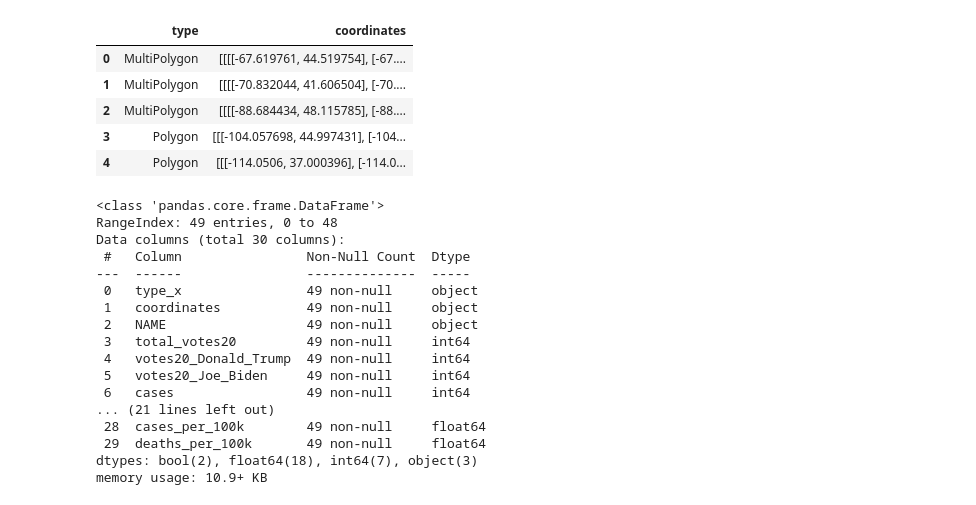
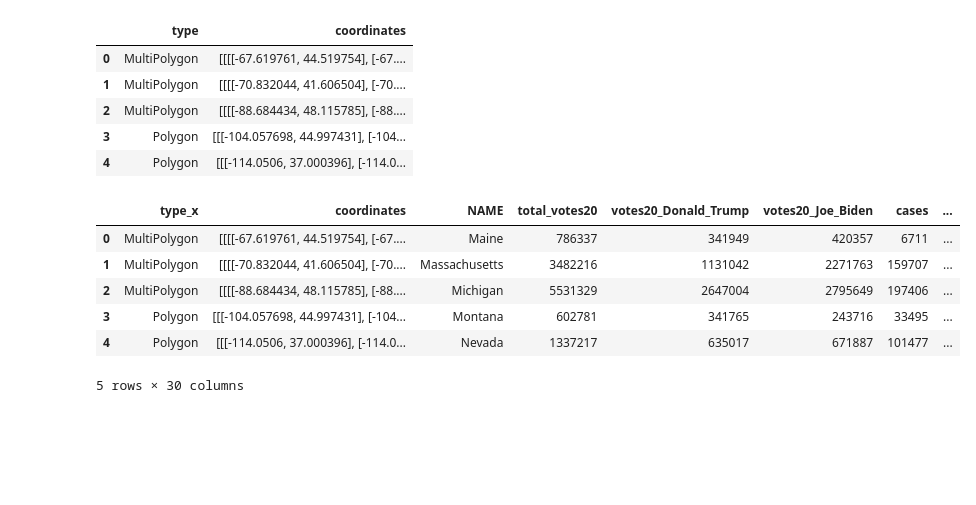
Before and after one commit to KGore12/The-2020-US-Presidential-Election-and-Covid-19, a Jupyter notebook: statejson.ipynb, the cells around one changed output. Cells and saved outputs as stored; diff of their text form; code cells hidden in the pictures; blank space fills up the shorter version.

```diff
--- a/statejson.ipynb
+++ b/statejson.ipynb
@@ -92,25 +92,15 @@ new_df.head()
 # %%
 merged_df = pd.merge(new_df, clean_state_df, left_index=True, right_index=True)
 final_df = merged_df.drop(['type_y', 'properties', 'geometry'], axis=1)
-final_df.info()
+final_df.head()
 # %% [output]
+|  | type_x | coordinates | NAME | total_votes20 | votes20_Donald_Trump | votes20_Joe_Biden | cases | ... |
+| 0 | MultiPolygon | [[[[-67.619761, 44.519754], [-67.... | Maine | 786337 | 341949 | 420357 | 6711 | ... |
+| 1 | MultiPolygon | [[[[-70.832044, 41.606504], [-70.... | Massachusetts | 3482216 | 1131042 | 2271763 | 159707 | ... |
+| 2 | MultiPolygon | [[[[-88.684434, 48.115785], [-88.... | Michigan | 5531329 | 2647004 | 2795649 | 197406 | ... |
+| 3 | Polygon | [[[-104.057698, 44.997431], [-104... | Montana | 602781 | 341765 | 243716 | 33495 | ... |
+| 4 | Polygon | [[[-114.0506, 37.000396], [-114.0... | Nevada | 1337217 | 635017 | 671887 | 101477 | ... |
-<class 'pandas.core.frame.DataFrame'>
-RangeIndex: 49 entries, 0 to 48
-Data columns (total 30 columns):
- #   Column                Non-Null Count  Dtype
----  ------                --------------  -----
- 0   type_x                49 non-null     object
- 1   coordinates           49 non-null     object
- 2   NAME                  49 non-null     object
- 3   total_votes20         49 non-null     int64
- 4   votes20_Donald_Trump  49 non-null     int64
- 5   votes20_Joe_Biden     49 non-null     int64
- 6   cases                 49 non-null     int64
-... (21 lines left out)
- 28  cases_per_100k        49 non-null     float64
- 29  deaths_per_100k       49 non-null     float64
-dtypes: bool(2), float64(18), int64(7), object(3)
-memory usage: 10.9+ KB
+5 rows × 30 columns
 # %%
 geojson = {"type": "FeatureCollection", "features": []}
 
```
Also changed, not shown: parts of 2 cells of this notebook, 1 other file.
